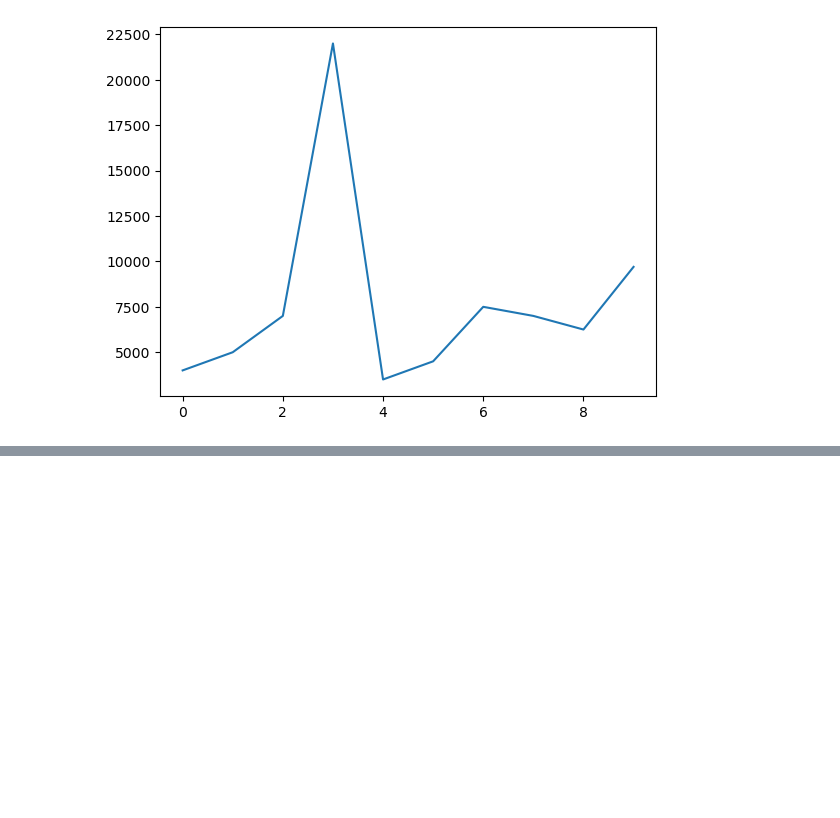
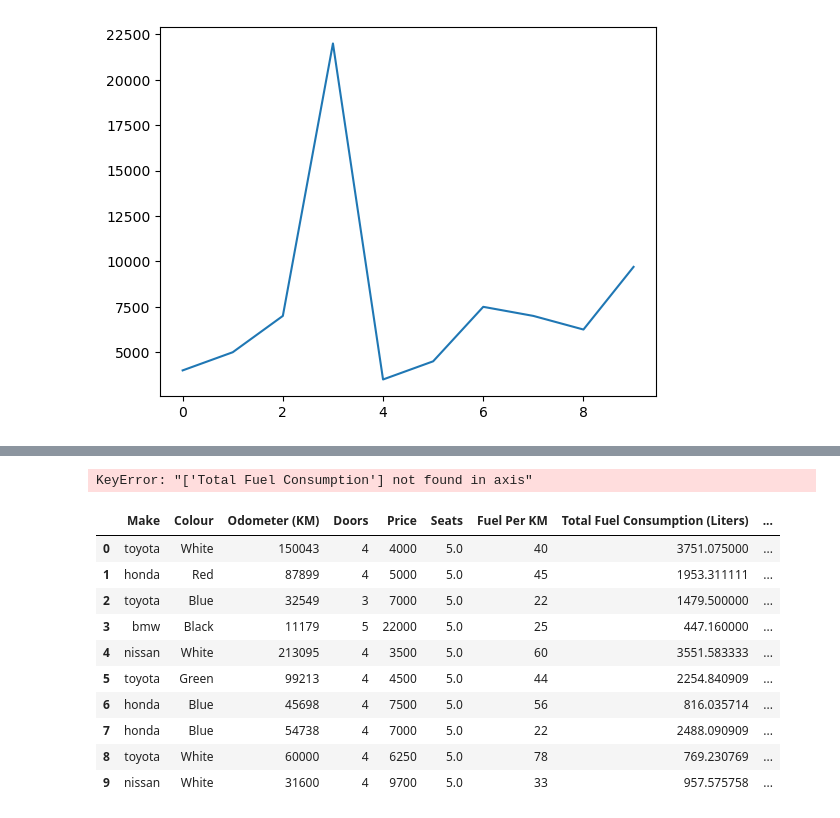
Before and after one commit to thesubodh1/Machine-Learning, a Jupyter notebook: Pandas.ipynb, the cells around one changed output, grey strips where cells are left out. Drawn from its saved outputs; the diff is of its cells as text; code cells hidden in the pictures; blank space fills up the shorter version.

```diff
--- a/Pandas.ipynb
+++ b/Pandas.ipynb
@@ -438,0 +603,3 @@ car_sales.Price.plot()
+# %%
+# lets derive new column from existing ones
+car_sales["Total Fuel Consumption (Liters)"] = car_sales["Odometer (KM)"] / car_sales["Fuel Per KM"]
@@ -438,0 +620,2 @@ car_sales.Price.plot()
+# %%
+car_sales["Total Fuel Consumption (Liters)"] = car_sales["Odometer (KM)"] / car_sales["Fuel Per KM"]
@@ -438,0 +636,5 @@ car_sales.Price.plot()
+# %%
+# now lets delete redundent column
+car_sales.drop("Total Fuel Consumption",axis=1,inplace=True)
+# %% [output]
+KeyError: "['Total Fuel Consumption'] not found in axis"
@@ -438,0 +643,17 @@ car_sales.Price.plot()
+# %%
+# create a column using single value
+car_sales["Number of Wheels"] = 4
+# %%
+car_sales
+# %% [output]
+|  | Make | Colour | Odometer (KM) | Doors | Price | Seats | Fuel Per KM | Total Fuel Consumption (Liters) | ... |
+| 0 | toyota | White | 150043 | 4 | 4000 | 5.0 | 40 | 3751.075000 | ... |
+| 1 | honda | Red | 87899 | 4 | 5000 | 5.0 | 45 | 1953.311111 | ... |
+| 2 | toyota | Blue | 32549 | 3 | 7000 | 5.0 | 22 | 1479.500000 | ... |
+| 3 | bmw | Black | 11179 | 5 | 22000 | 5.0 | 25 | 447.160000 | ... |
+| 4 | nissan | White | 213095 | 4 | 3500 | 5.0 | 60 | 3551.583333 | ... |
+| 5 | toyota | Green | 99213 | 4 | 4500 | 5.0 | 44 | 2254.840909 | ... |
+| 6 | honda | Blue | 45698 | 4 | 7500 | 5.0 | 56 | 816.035714 | ... |
+| 7 | honda | Blue | 54738 | 4 | 7000 | 5.0 | 22 | 2488.090909 | ... |
+| 8 | toyota | White | 60000 | 4 | 6250 | 5.0 | 78 | 769.230769 | ... |
+| 9 | nissan | White | 31600 | 4 | 9700 | 5.0 | 33 | 957.575758 | ... |
```
Also changed, not shown: parts of 43 cells of this notebook.
